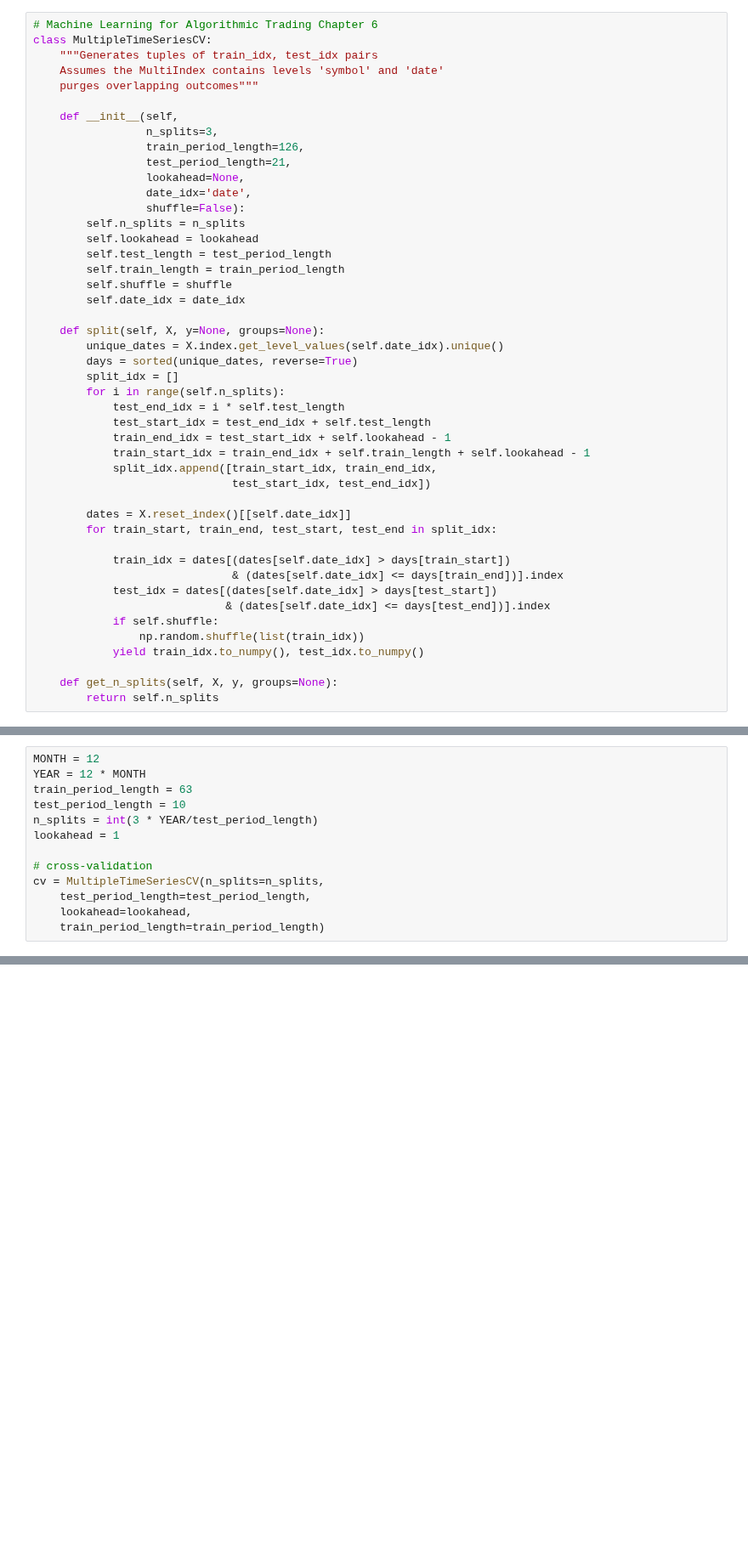
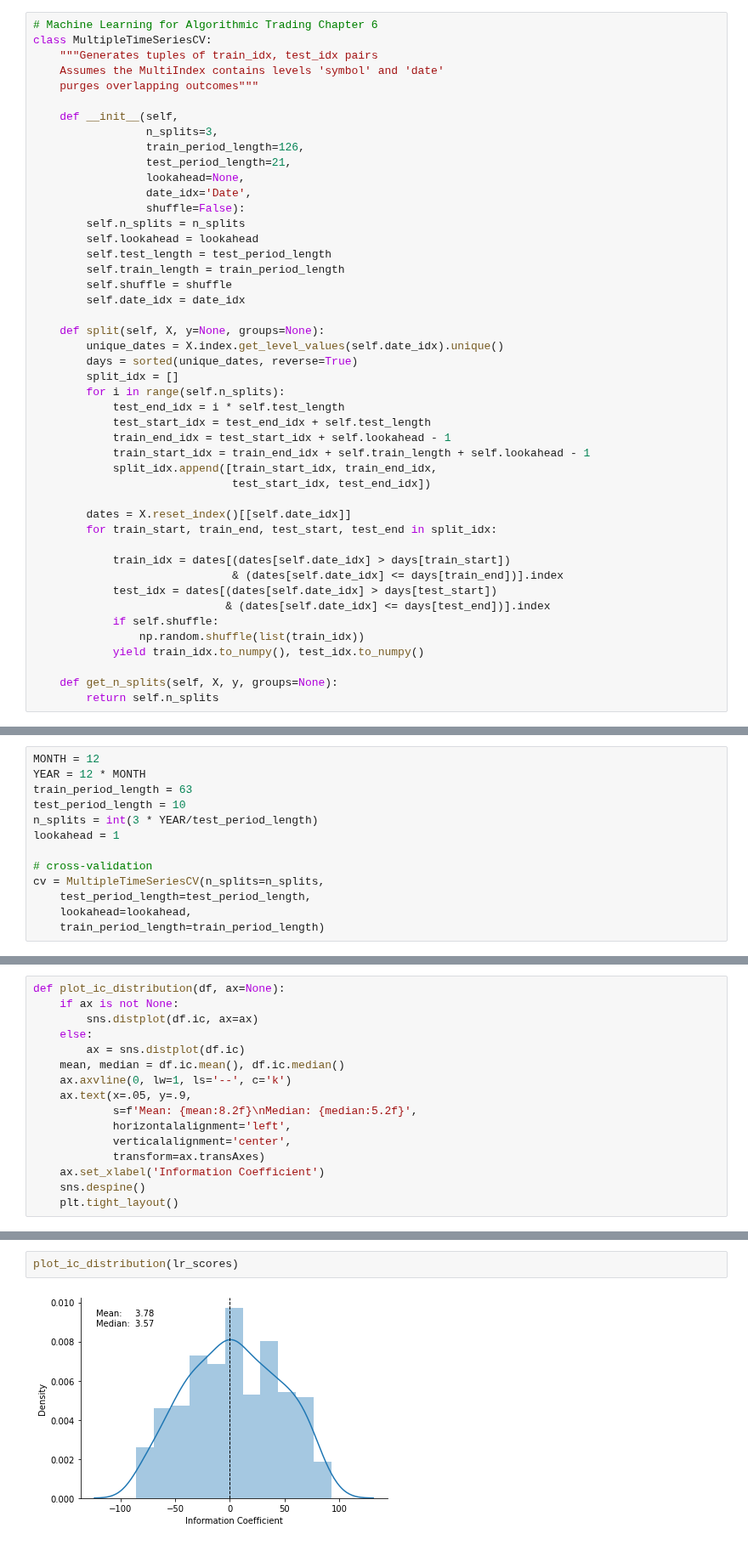
Before and after one commit to amicha02/ape_mining, a Jupyter notebook: notebooks/3.0-mw-OLS-Prediction-1.ipynb, the cells around one changed output, grey strips where cells are left out. Shown at 85% size. Cells and saved outputs as stored; diff of their text form; blank space fills up the shorter version.

```diff
--- a/notebooks/3.0-mw-OLS-Prediction-1.ipynb
+++ b/notebooks/3.0-mw-OLS-Prediction-1.ipynb
@@ -69,7 +73,7 @@ class MultipleTimeSeriesCV:
                  train_period_length=126,
                  test_period_length=21,
                  lookahead=None,
-                 date_idx='date',
+                 date_idx='Date',
                  shuffle=False):
         self.n_splits = n_splits
         self.lookahead = lookahead
@@ -139,0 +176,16 @@ for train_idx, test_idx in cv.split(X=data):
+# %%
+def plot_ic_distribution(df, ax=None):
+    if ax is not None:
+        sns.distplot(df.ic, ax=ax)
+    else:
+        ax = sns.distplot(df.ic)
+    mean, median = df.ic.mean(), df.ic.median()
+    ax.axvline(0, lw=1, ls='--', c='k')
+    ax.text(x=.05, y=.9,
+            s=f'Mean: {mean:8.2f}\nMedian: {median:5.2f}',
+            horizontalalignment='left',
+            verticalalignment='center',
+            transform=ax.transAxes)
+    ax.set_xlabel('Information Coefficient')
+    sns.despine()
+    plt.tight_layout()
@@ -139,0 +250,4 @@ for train_idx, test_idx in cv.split(X=data):
+# %%
+plot_ic_distribution(lr_scores)
+# %% [output]
+[figure, added]
```
Also changed, not shown: parts of 13 cells of this notebook, 1 other file.
